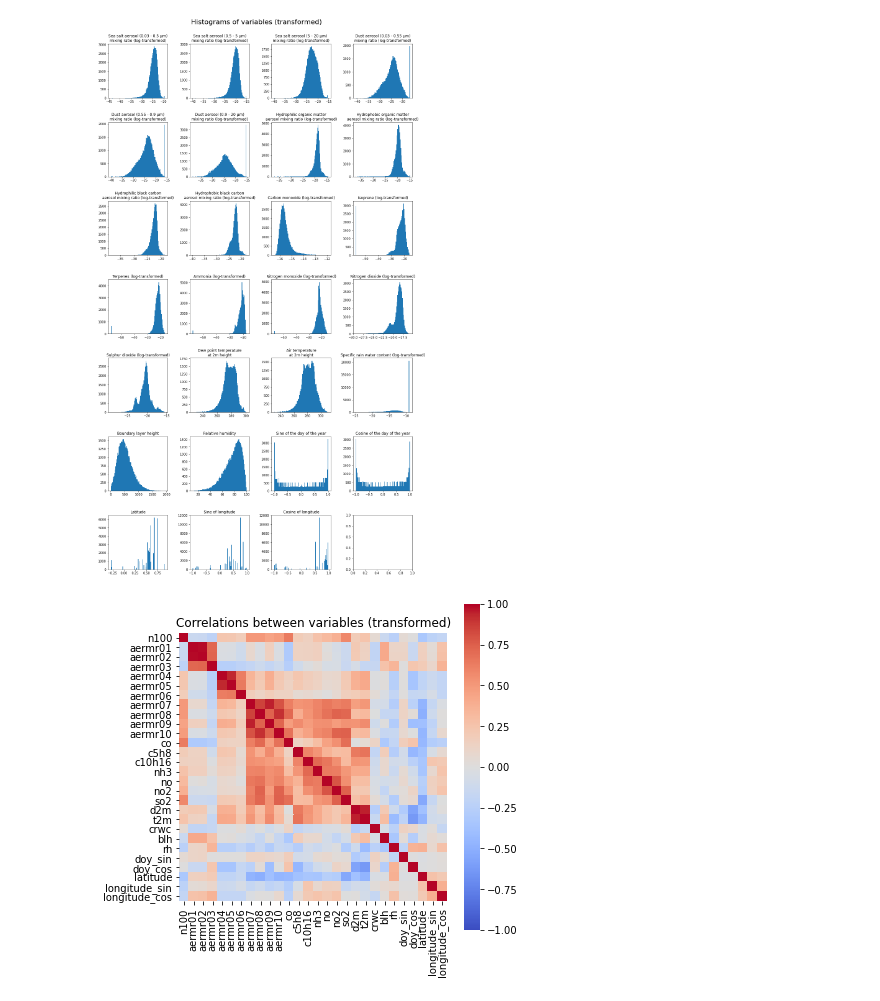
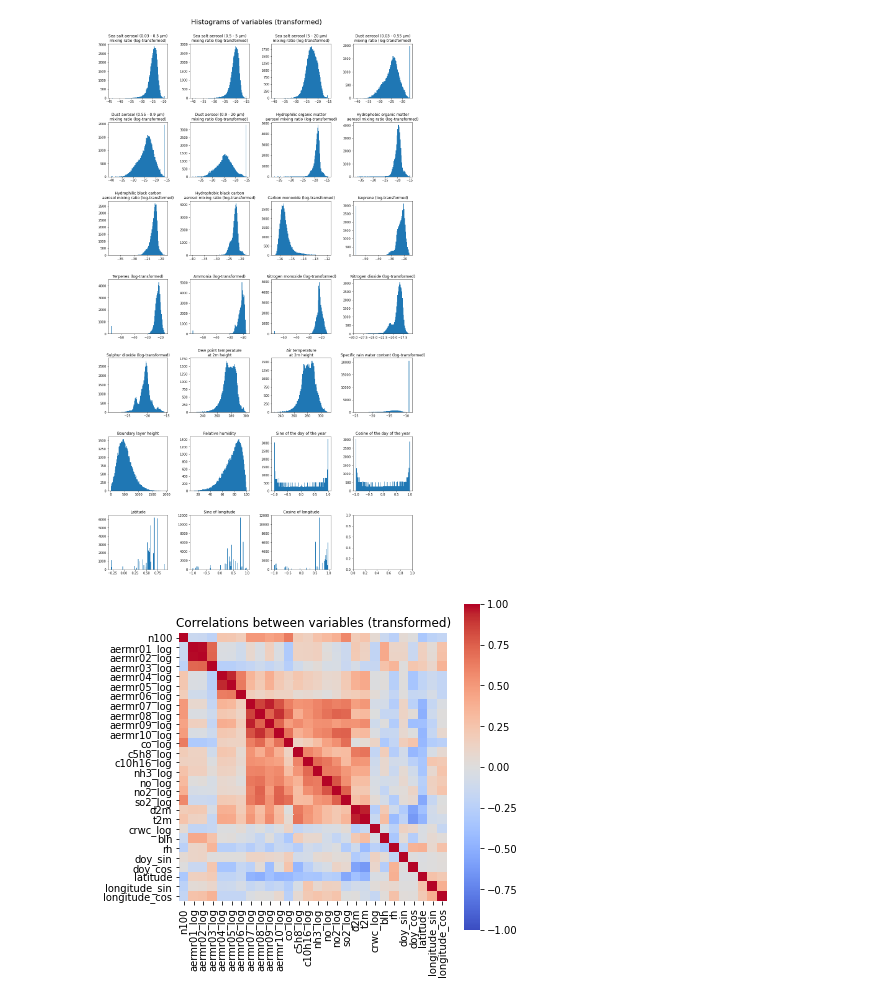
Before and after one commit to ellarauth/CCN-proxy-modeling, a Jupyter notebook: exploratory data analysis.ipynb, the cells around one changed output. Cells and saved outputs as stored; diff of their text form; code cells hidden in the pictures.

```diff
--- a/exploratory data analysis.ipynb
+++ b/exploratory data analysis.ipynb
@@ -136,11 +136,11 @@ fig.suptitle('Histograms of variables (transformed)', y=1.01, fontsize=22);
 # %%
 plt.figure(figsize=(6,6))
 sns.heatmap(data[['n100'] + transf_vars].corr(),
-            xticklabels=variable_dict.keys(), yticklabels=variable_dict.keys(),
+            xticklabels=['n100'] + transf_vars, yticklabels=['n100'] + transf_vars,
             cmap='coolwarm', cbar=True, square=True, vmin=-1, vmax=1)
 plt.title('Correlations between variables (transformed)');
 # %% [output]
-[figure, old version]
+[figure, new version]
 # %%
 print('Strongest correlations of variables with N100 (before and after transforming):')
 
```
Also changed, not shown: parts of 1 cell of this notebook, 1 other file.
